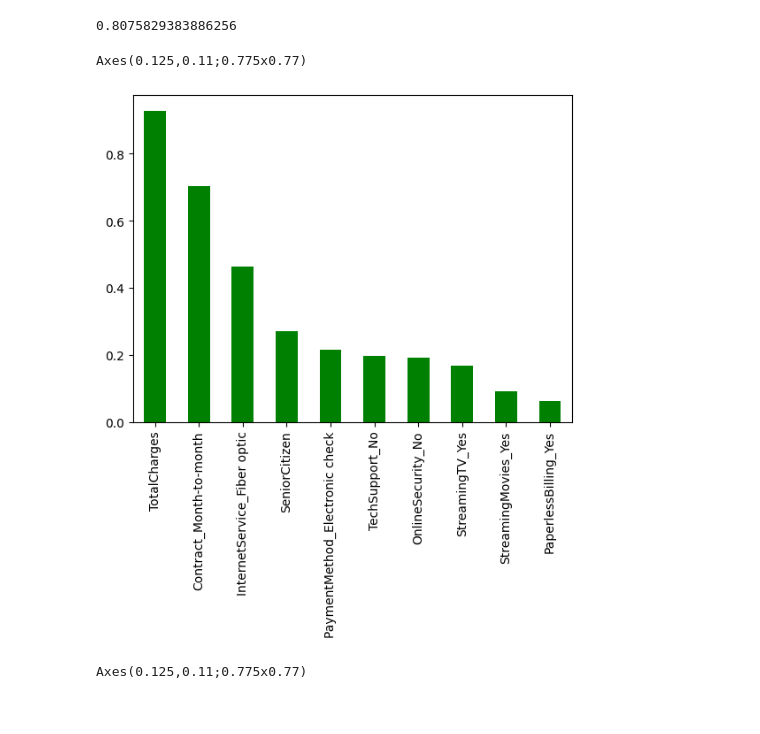
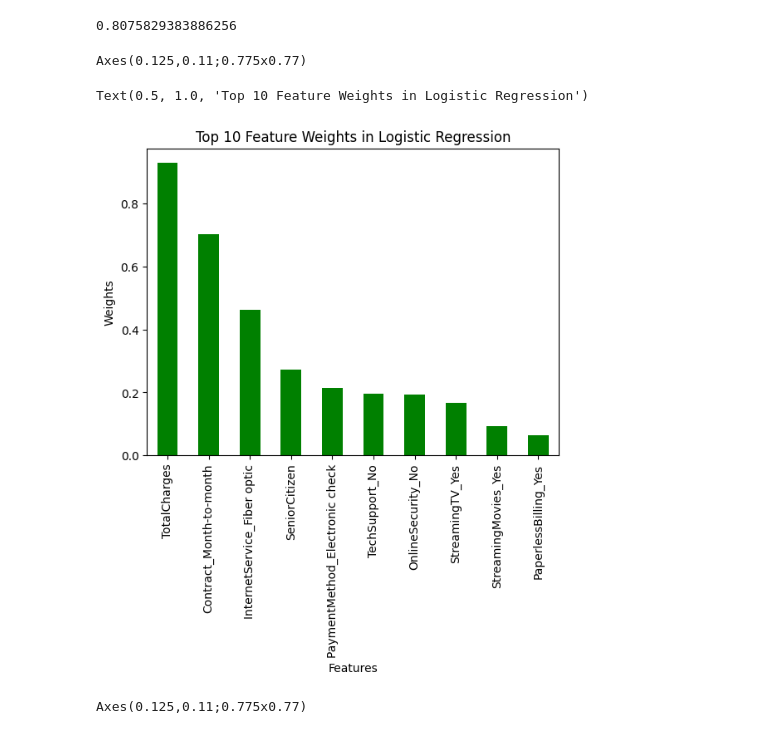
Before and after one commit to Kotadiyahenil/DS-Project-1, a Jupyter notebook: Telecom-Customer-Churn-Prediction-Supervised-Learning-End-To-End.ipynb, the cells around one changed output. Saved outputs shown, nothing was run; the diff lists cells and outputs as text; code cells hidden in the pictures.

```diff
--- a/Telecom-Customer-Churn-Prediction-Supervised-Learning-End-To-End.ipynb
+++ b/Telecom-Customer-Churn-Prediction-Supervised-Learning-End-To-End.ipynb
@@ -727,14 +800,21 @@ print (metrics.accuracy_score(y_test, prediction_test))
 # %% [output]
 0.8075829383886256
 # %%
-# To get the weights of all the variables
+# Extracting the coefficients (weights) of the logistic regression model
+weights = pd.Series(model.coef_[0], index=X.columns.values)
 
-weights = pd.Series(model.coef_[0],
-                 index=X.columns.values)
-print (weights.sort_values(ascending = False)[:10].plot(kind='bar', color = 'green'))
+# Sorting the weights in descending order and selecting the top 10
+# Then plotting these weights as a bar chart
+print(weights.sort_values(ascending=False)[:10].plot(kind='bar', color='green'))
+
+# Adding labels and title for better clarity (optional)
+plt.xlabel('Features')  # Label for the x-axis
+plt.ylabel('Weights')   # Label for the y-axis
+plt.title('Top 10 Feature Weights in Logistic Regression')  # Title for the plot
 # %% [output]
 Axes(0.125,0.11;0.775x0.77)
+Text(0.5, 1.0, 'Top 10 Feature Weights in Logistic Regression')
-[figure, old version]
+[figure, new version]
 # %%
 print(weights.sort_values(ascending = False)[-10:].plot(kind='bar', color = 'red'))
 # %% [output]
```
Also changed, not shown: parts of 16 cells of this notebook, 3 other files.
